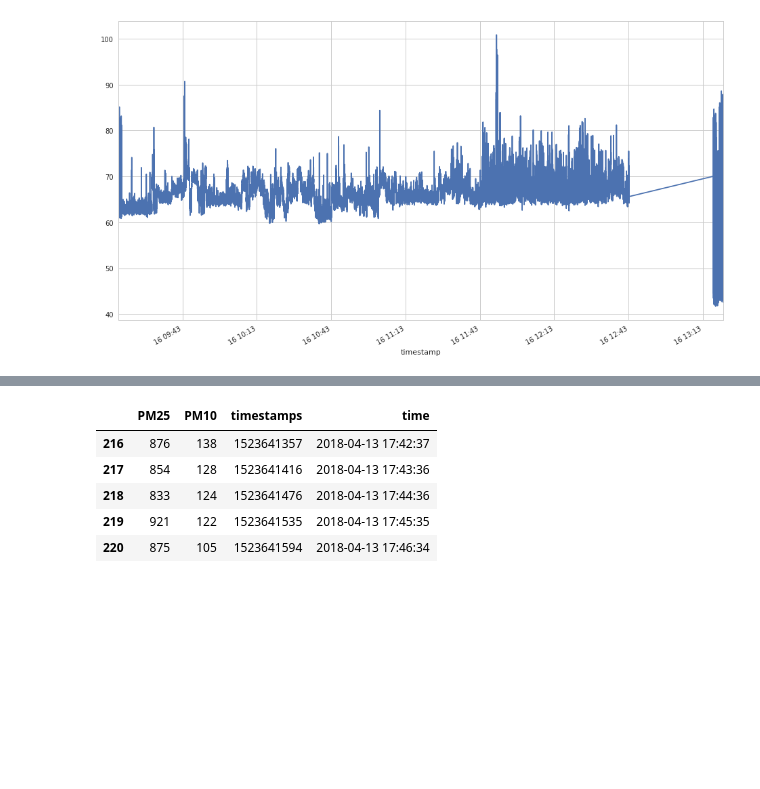
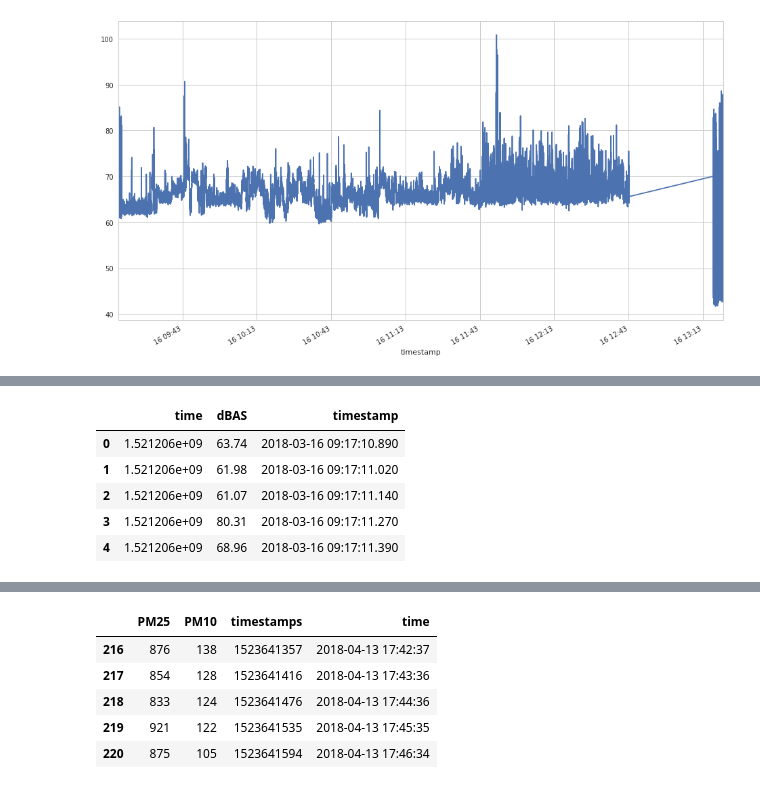
Before and after one commit to cmoscardi/gowanus, a Jupyter notebook: march30_draft.ipynb, the cells around one changed output, grey strips where cells are left out. Saved outputs shown, nothing was run; the diff lists cells and outputs as text; code cells hidden in the pictures; blank space fills up the shorter version.

```diff
--- a/march30_draft.ipynb
+++ b/march30_draft.ipynb
@@ -55 +44,12 @@ df.head()
+# %%
+df = df[['time', 'dBAS', 'timestamp']].copy()
+
+df.head()
+# %% [output]
+|  | time | dBAS | timestamp |
+| 0 | 1.521206e+09 | 63.74 | 2018-03-16 09:17:10.890 |
+| 1 | 1.521206e+09 | 61.98 | 2018-03-16 09:17:11.020 |
+| 2 | 1.521206e+09 | 61.07 | 2018-03-16 09:17:11.140 |
+| 3 | 1.521206e+09 | 80.31 | 2018-03-16 09:17:11.270 |
+| 4 | 1.521206e+09 | 68.96 | 2018-03-16 09:17:11.390 |
 # %%
```
Also changed, not shown: parts of 9 cells of this notebook.
